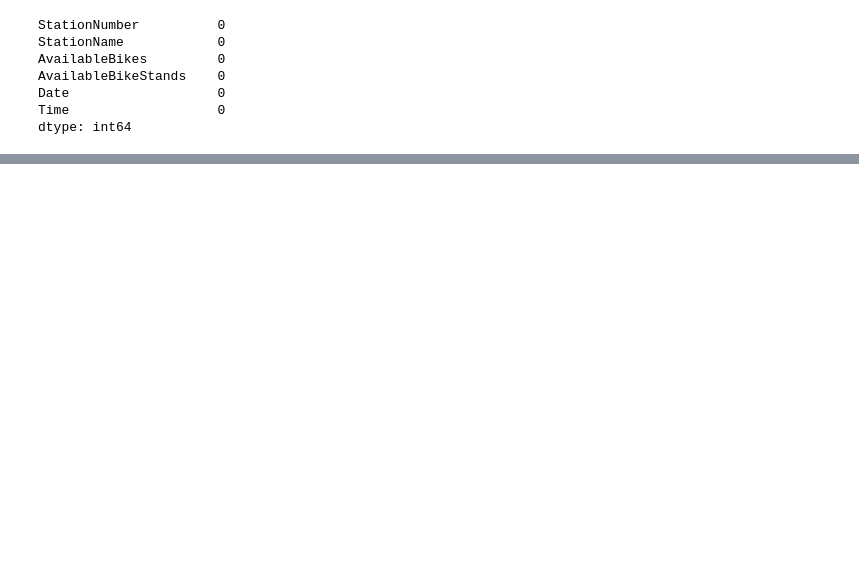
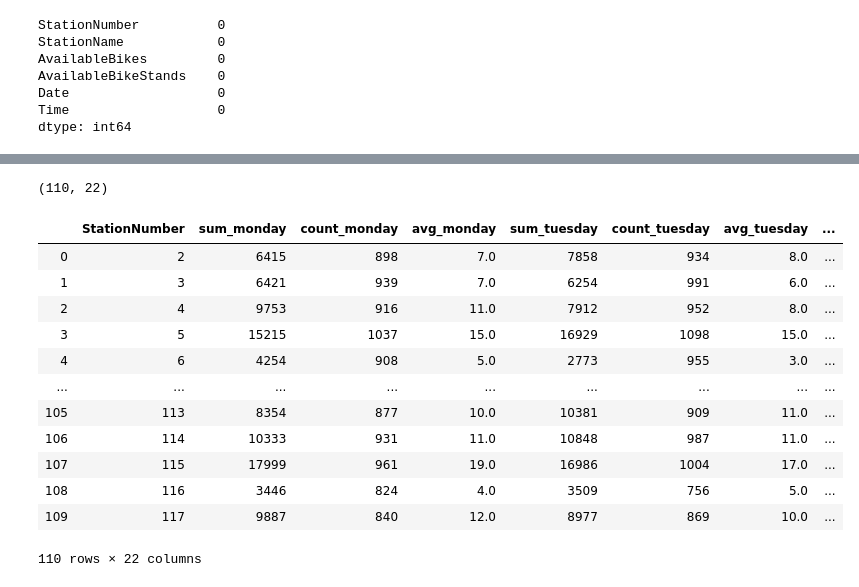
Before and after one commit to estermcgarry/bike-project, a Jupyter notebook: baile_bikes.ipynb, the cells around one changed output, grey strips where cells are left out. Cells and saved outputs as stored; diff of their text form; code cells hidden in the pictures; blank space fills up the shorter version.

```diff
--- a/baile_bikes.ipynb
+++ b/baile_bikes.ipynb
@@ -165,0 +229,7 @@ dtype: int64
+# %%
+date = dynamic['Date']
+day_of_week_arr=[]
+for i in date:
+    day_of_week_arr.append(i.dayofweek)
+day_of_week=pd.Series(day_of_week_arr, dtype='category')
+dynamic['DayOfWeek']=day_of_week
@@ -165,0 +252,46 @@ dtype: int64
+# %%
+monday=dynamic.loc[(dynamic['DayOfWeek'] == 0)]
+tuesday=dynamic.loc[(dynamic['DayOfWeek'] == 1)]
+wednesday=dynamic.loc[(dynamic['DayOfWeek'] == 2)]
+thursday=dynamic.loc[(dynamic['DayOfWeek'] == 3)]
+friday=dynamic.loc[(dynamic['DayOfWeek'] == 4)]
+saturday=dynamic.loc[(dynamic['DayOfWeek'] == 5)]
+sunday=dynamic.loc[(dynamic['DayOfWeek'] == 6)]
+
+days_of_week=[monday, tuesday, wednesday, thursday, friday, saturday, sunday]
+# %%
+week_days=['monday', 'tuesday', 'wednesday', 'thursday', 'friday', 'saturday', 'sunday']
+count=0
+for i in days_of_week:
+
+    sum_day_of_week=i.groupby('StationNumber',as_index=False).sum()
+    count_day_of_week=i.groupby('StationNumber',as_index=False).count()
+
+    sum_day_of_week=sum_day_of_week['AvailableBikes']
+    count_day_of_week=count_day_of_week['AvailableBikes']
+    avg_day_of_week=round(sum_day_of_week/count_day_of_week,0)
+
+    avg_station['sum_'+ str(week_days[count])]=sum_day_of_week
+    avg_station['count_'+ str(week_days[count])]=count_day_of_week
+    avg_station['avg_'+ str(week_days[count])]=avg_day_of_week
+    count+=1
+
+avg_station.shape
+# %% [output]
+(110, 22)
+# %%
+avg_station
+# %% [output]
+|  | StationNumber | sum_monday | count_monday | avg_monday | sum_tuesday | count_tuesday | avg_tuesday | ... |
+| 0 | 2 | 6415 | 898 | 7.0 | 7858 | 934 | 8.0 | ... |
+| 1 | 3 | 6421 | 939 | 7.0 | 6254 | 991 | 6.0 | ... |
+| 2 | 4 | 9753 | 916 | 11.0 | 7912 | 952 | 8.0 | ... |
+| 3 | 5 | 15215 | 1037 | 15.0 | 16929 | 1098 | 15.0 | ... |
+| 4 | 6 | 4254 | 908 | 5.0 | 2773 | 955 | 3.0 | ... |
+| ... | ... | ... | ... | ... | ... | ... | ... | ... |
+| 105 | 113 | 8354 | 877 | 10.0 | 10381 | 909 | 11.0 | ... |
+| 106 | 114 | 10333 | 931 | 11.0 | 10848 | 987 | 11.0 | ... |
+| 107 | 115 | 17999 | 961 | 19.0 | 16986 | 1004 | 17.0 | ... |
+| 108 | 116 | 3446 | 824 | 4.0 | 3509 | 756 | 5.0 | ... |
+| 109 | 117 | 9887 | 840 | 12.0 | 8977 | 869 | 10.0 | ... |
+110 rows × 22 columns
```
Also changed, not shown: parts of 39 cells of this notebook, 2 other files.
